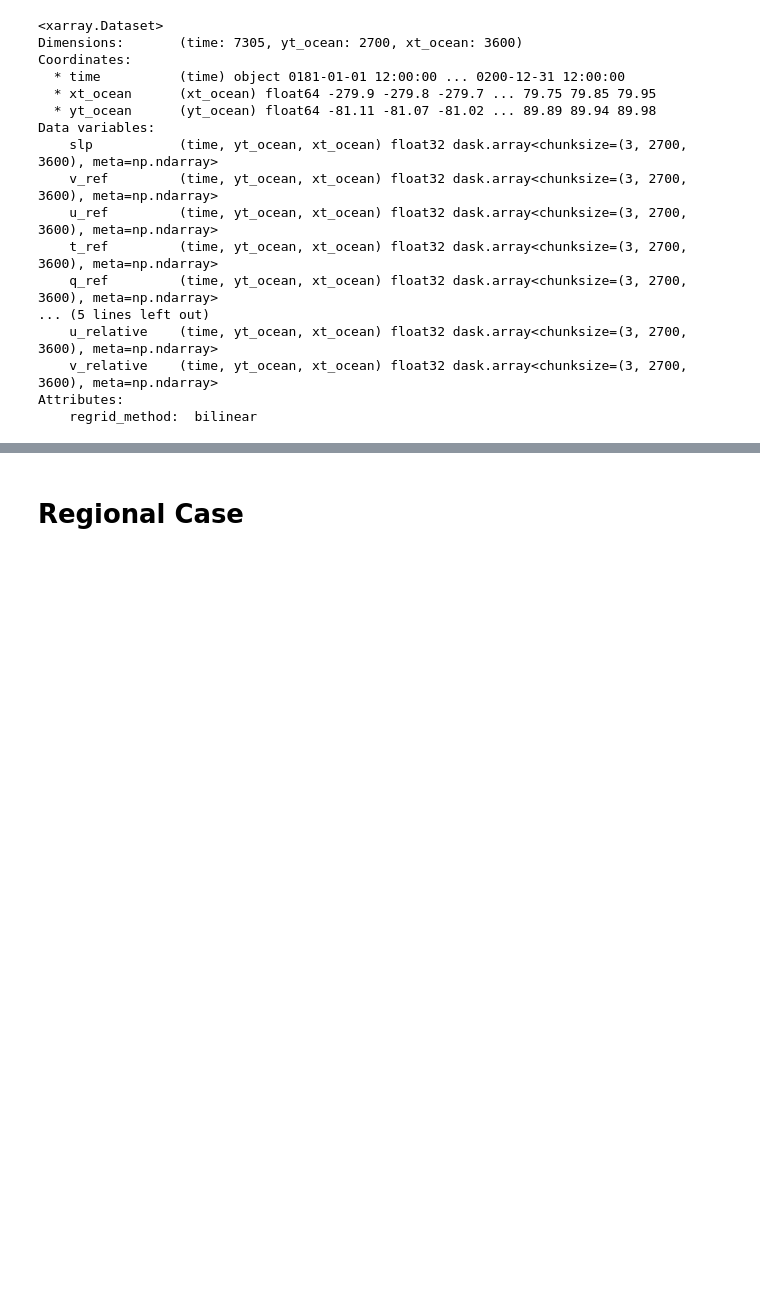
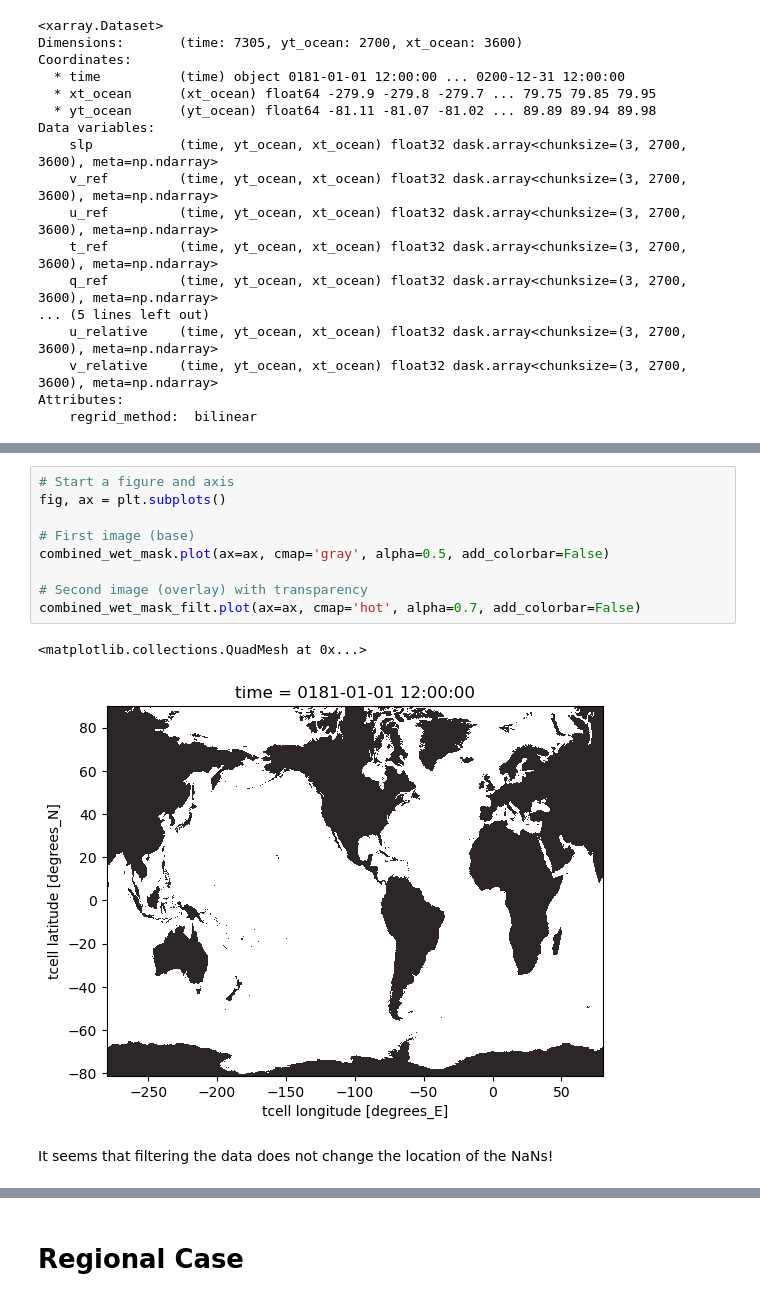
Before and after one commit to ocean-transport/cm26_diagnostics, a Jupyter notebook: powerSpectra&Land_troubleshooting.ipynb, the cells around one changed output, grey strips where cells are left out. Saved outputs shown, nothing was run; the diff lists cells and outputs as text; blank space fills up the shorter version.

```diff
--- a/powerSpectra&Land_troubleshooting.ipynb
+++ b/powerSpectra&Land_troubleshooting.ipynb
@@ -78,0 +206,14 @@ Attributes:
+# %%
+# Start a figure and axis
+fig, ax = plt.subplots()
+
+# First image (base)
+combined_wet_mask.plot(ax=ax, cmap='gray', alpha=0.5, add_colorbar=False)
+
+# Second image (overlay) with transparency
+combined_wet_mask_filt.plot(ax=ax, cmap='hot', alpha=0.7, add_colorbar=False)
+# %% [output]
+<matplotlib.collections.QuadMesh at 0x...>
+[figure, added]
+# %% [markdown]
+It seems that filtering the data does not change the location of the NaNs!
```
Also changed, not shown: parts of 37 cells of this notebook, 3 other files.
